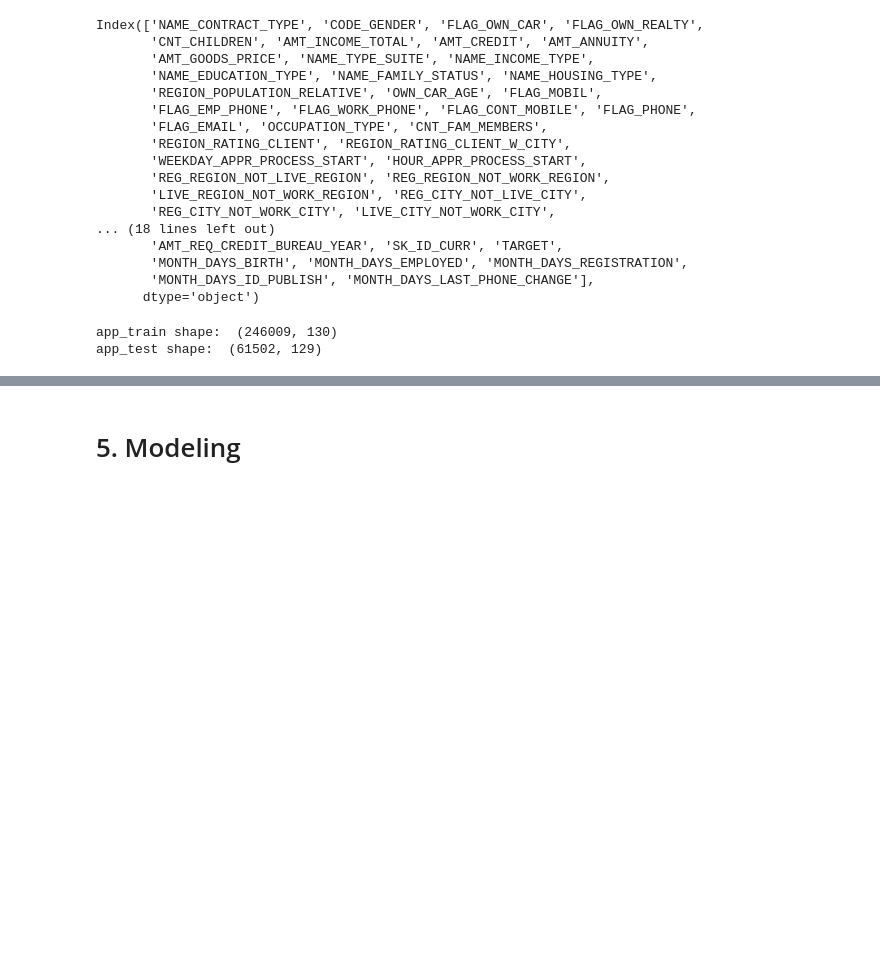
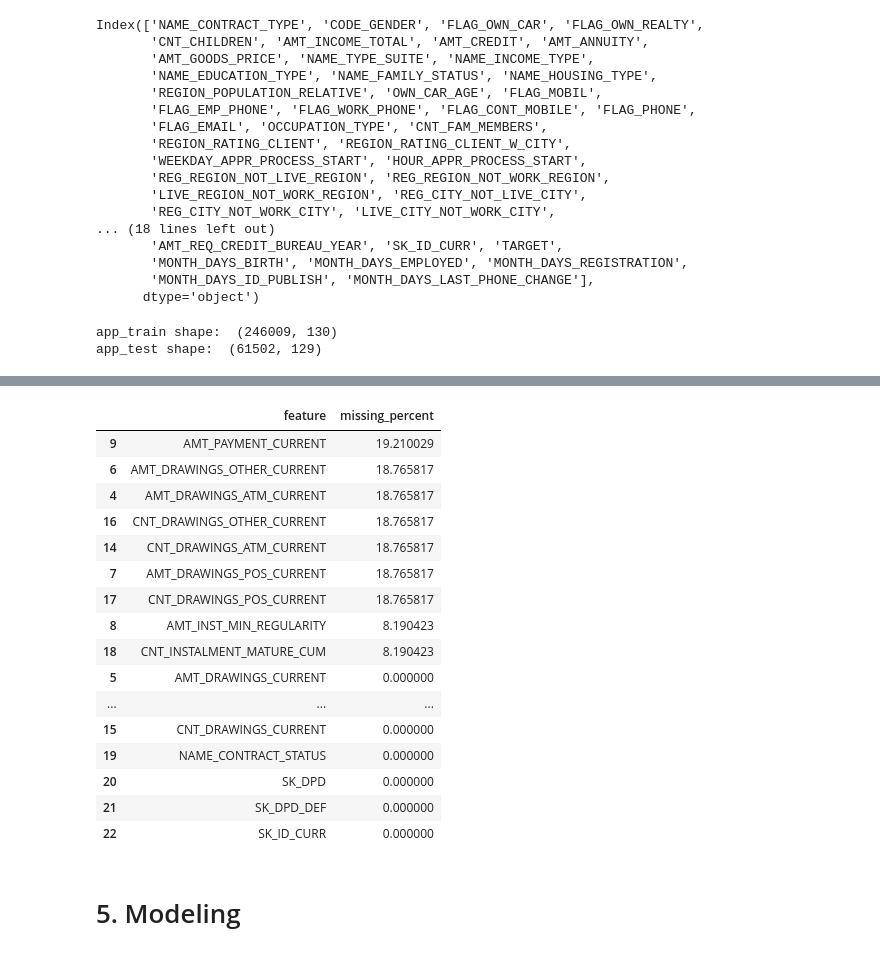
Before and after one commit to Hoaingocnguyen1/nothingelsehaha, a Jupyter notebook: Data_preprocessing.ipynb, the cells around one changed output, grey strips where cells are left out. Saved outputs shown, nothing was run; the diff lists cells and outputs as text; code cells hidden in the pictures; blank space fills up the shorter version.

```diff
--- a/Data_preprocessing.ipynb
+++ b/Data_preprocessing.ipynb
@@ -1011,3 +1305,23 @@ test[categorical_columns] = categorical_imputer.transform(test[categorical_colum
+# %%
+check_missing_value_col(card ,-1)
+# %% [output]
+|  | feature | missing_percent |
+| 9 | AMT_PAYMENT_CURRENT | 19.210029 |
+| 6 | AMT_DRAWINGS_OTHER_CURRENT | 18.765817 |
+| 4 | AMT_DRAWINGS_ATM_CURRENT | 18.765817 |
+| 16 | CNT_DRAWINGS_OTHER_CURRENT | 18.765817 |
+| 14 | CNT_DRAWINGS_ATM_CURRENT | 18.765817 |
+| 7 | AMT_DRAWINGS_POS_CURRENT | 18.765817 |
+| 17 | CNT_DRAWINGS_POS_CURRENT | 18.765817 |
+| 8 | AMT_INST_MIN_REGULARITY | 8.190423 |
+| 18 | CNT_INSTALMENT_MATURE_CUM | 8.190423 |
+| 5 | AMT_DRAWINGS_CURRENT | 0.000000 |
+| ... | ... | ... |
+| 15 | CNT_DRAWINGS_CURRENT | 0.000000 |
+| 19 | NAME_CONTRACT_STATUS | 0.000000 |
+| 20 | SK_DPD | 0.000000 |
+| 21 | SK_DPD_DEF | 0.000000 |
+| 22 | SK_ID_CURR | 0.000000 |
 # %% [markdown]
 # 5. Modeling
 # %%
```
Also changed, not shown: parts of 29 cells of this notebook.
